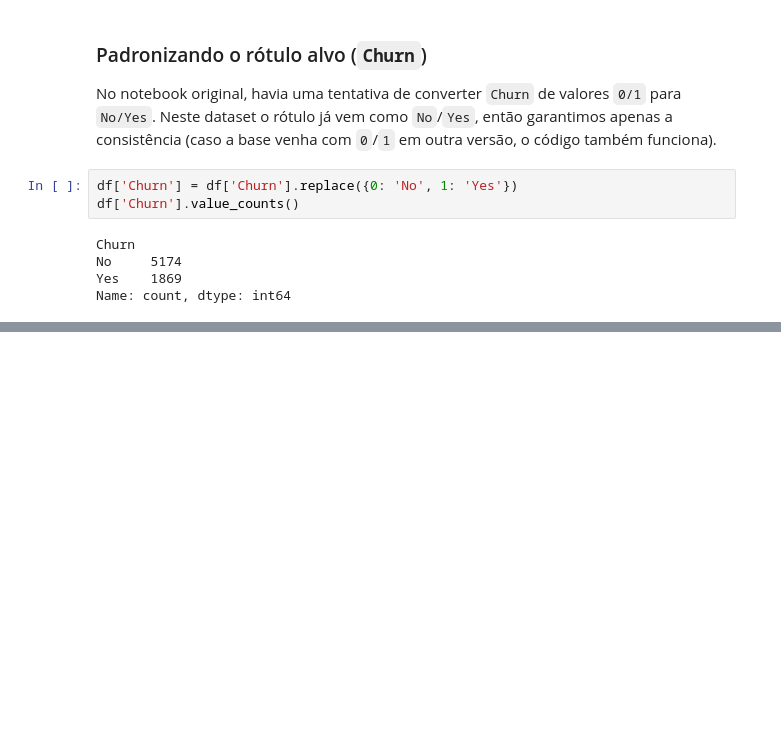
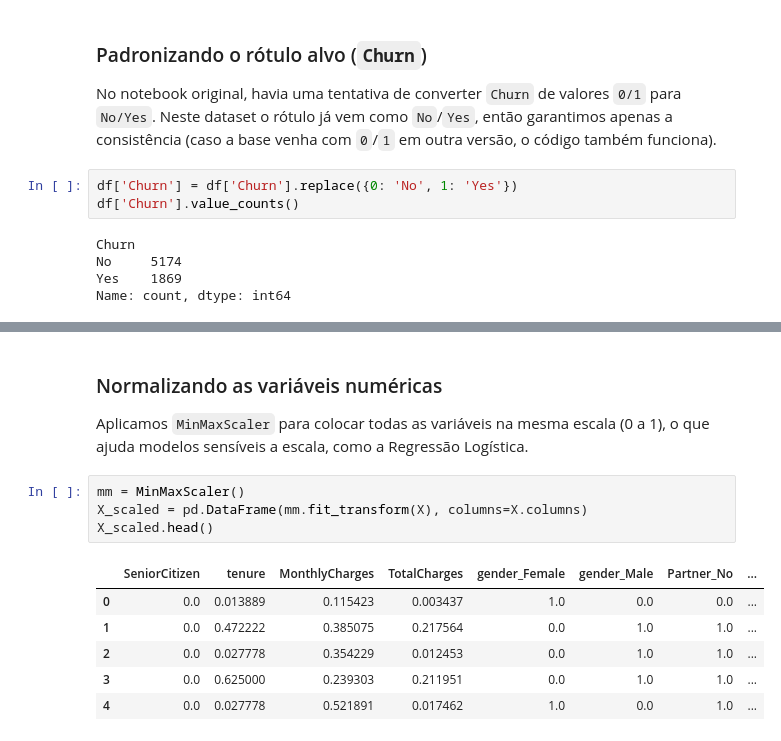
Before and after one commit to VivianeAndrade1988/Previs-o-de-churn-de-clientes--Telecom, a Jupyter notebook: notebooks/churn_prediction.ipynb, the cells around one changed output, grey strips where cells are left out. Cells and saved outputs as stored; diff of their text form; blank space fills up the shorter version.

```diff
--- a/notebooks/churn_prediction.ipynb
+++ b/notebooks/churn_prediction.ipynb
@@ -337,0 +382,16 @@ df.head()
+# %% [markdown]
+### Normalizando as variáveis numéricas
+
+Aplicamos `MinMaxScaler` para colocar todas as variáveis na mesma escala (0 a 1), o que ajuda
+modelos sensíveis a escala, como a Regressão Logística.
+# %%
+mm = MinMaxScaler()
+X_scaled = pd.DataFrame(mm.fit_transform(X), columns=X.columns)
+X_scaled.head()
+# %% [output]
+|  | SeniorCitizen | tenure | MonthlyCharges | TotalCharges | gender_Female | gender_Male | Partner_No | ... |
+| 0 | 0.0 | 0.013889 | 0.115423 | 0.003437 | 1.0 | 0.0 | 0.0 | ... |
+| 1 | 0.0 | 0.472222 | 0.385075 | 0.217564 | 0.0 | 1.0 | 1.0 | ... |
+| 2 | 0.0 | 0.027778 | 0.354229 | 0.012453 | 0.0 | 1.0 | 1.0 | ... |
+| 3 | 0.0 | 0.625000 | 0.239303 | 0.211951 | 0.0 | 1.0 | 1.0 | ... |
+| 4 | 0.0 | 0.027778 | 0.521891 | 0.017462 | 1.0 | 0.0 | 1.0 | ... |
```
Also changed, not shown: parts of 16 cells of this notebook.
